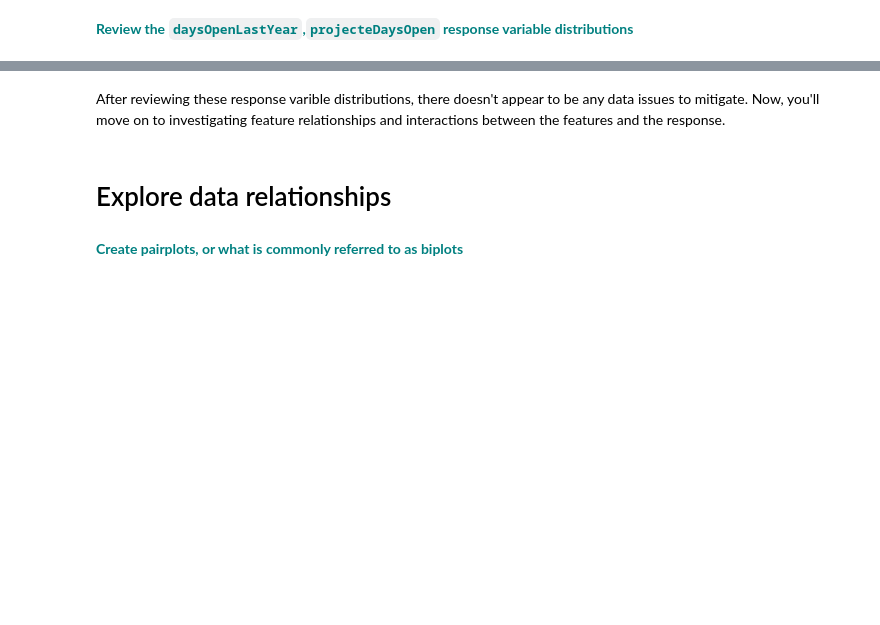
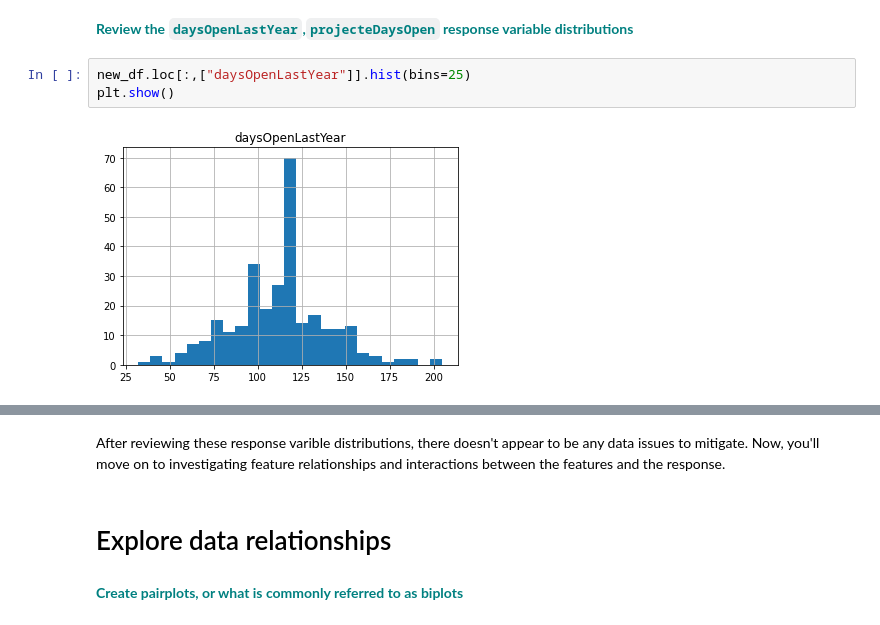
Before and after one commit to TAnarchy/EngineGroupApplication, a Jupyter notebook: GuidedCapstone_Step3.ipynb, the cells around one changed output, grey strips where cells are left out. Drawn from its saved outputs; the diff is of its cells as text; blank space fills up the shorter version.

```diff
--- a/GuidedCapstone_Step3.ipynb
+++ b/GuidedCapstone_Step3.ipynb
@@ -199,2 +238,7 @@ There are many possible response variables you could have identified during Step
 # %% [markdown]
 <font color='teal'>**Review the `daysOpenLastYear`,`projecteDaysOpen` response variable distributions**</font>
+# %%
+new_df.loc[:,["daysOpenLastYear"]].hist(bins=25)
+plt.show()
+# %% [output]
+[figure, added]
```
Also changed, not shown: parts of 7 cells of this notebook.
